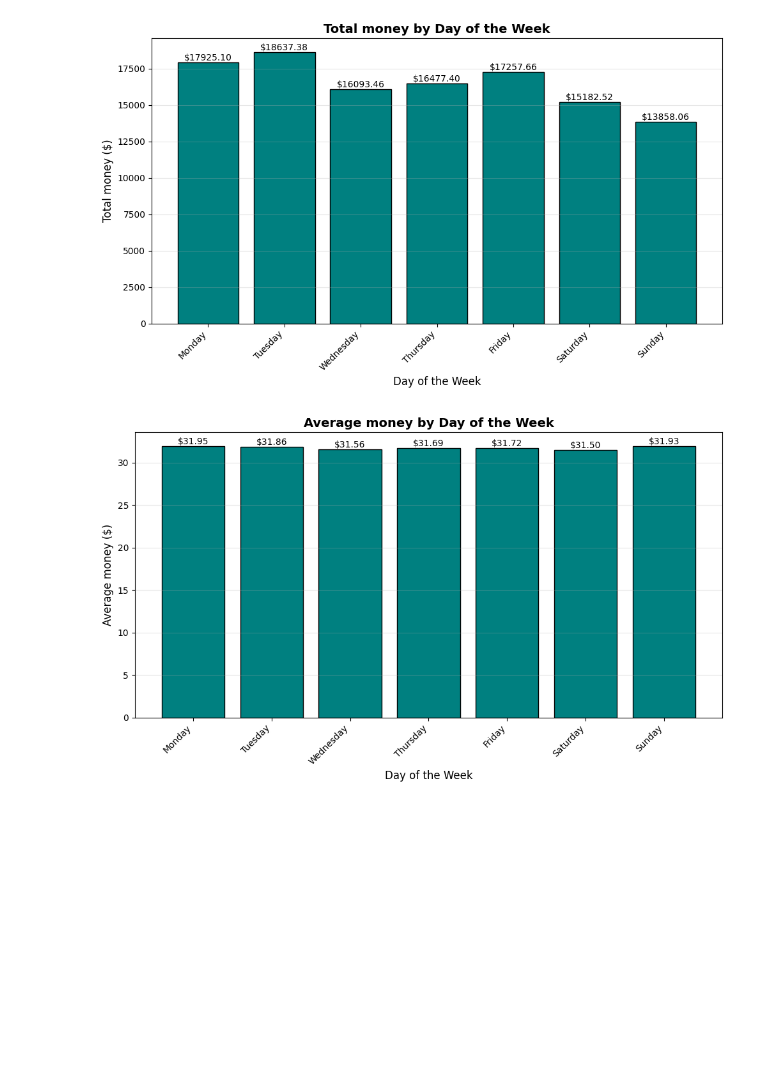
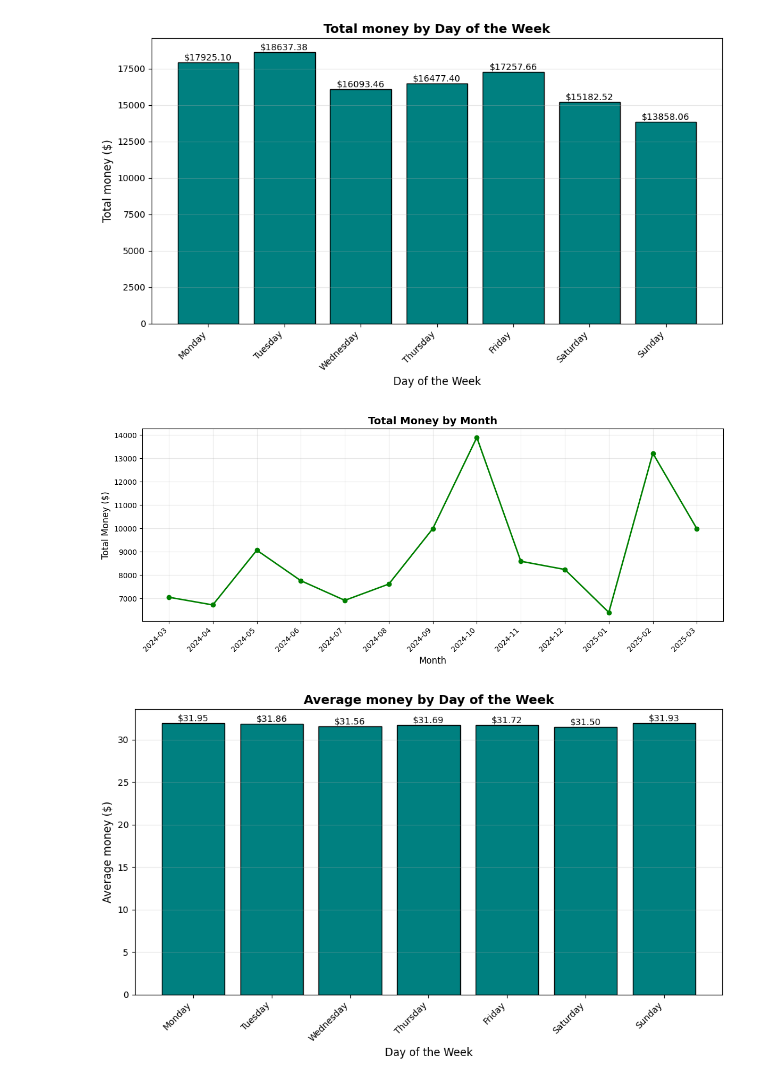
Before and after one commit to KennethAbadi/CoffeeSalesDA, a Jupyter notebook: eda_analysis.ipynb, the cells around one changed output. Drawn from its saved outputs; the diff is of its cells as text; code cells hidden in the pictures; blank space fills up the shorter version.

```diff
--- a/eda_analysis.ipynb
+++ b/eda_analysis.ipynb
@@ -316,4 +318,21 @@ plt.tight_layout()
 plt.show()
 # %% [output]
 [figure]
+# %%
+# Chart 9: Total money by month
+
+total_money_by_month = df_cleaned.groupby('month')['money'].sum().reset_index(name='total_money')
+total_money_by_month['month'] = total_money_by_month['month'].astype(str)
+
+plt.figure(figsize=(12, 5))
+plt.plot(range(len(total_money_by_month)), total_money_by_month['total_money'], marker='o', linewidth=2, markersize=6, color='green')
+plt.title('Total Money by Month', fontsize=14, fontweight='bold')
+plt.xlabel('Month', fontsize=12)
+plt.ylabel('Total Money ($)', fontsize=12)
+plt.xticks(range(len(total_money_by_month)), total_money_by_month['month'], rotation=45, ha='right')
+plt.grid(True, alpha=0.3)
+plt.tight_layout()
+plt.show()
+# %% [output]
+[figure, added]
 # %%
```
Also changed, not shown: parts of 14 cells of this notebook, 1 other file.
